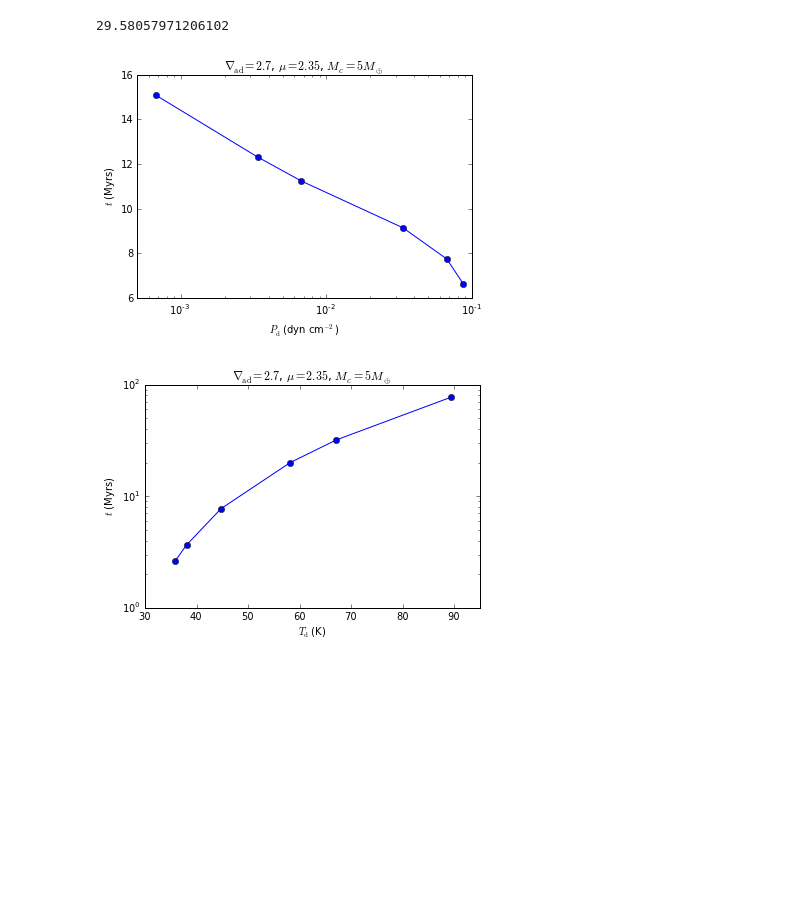
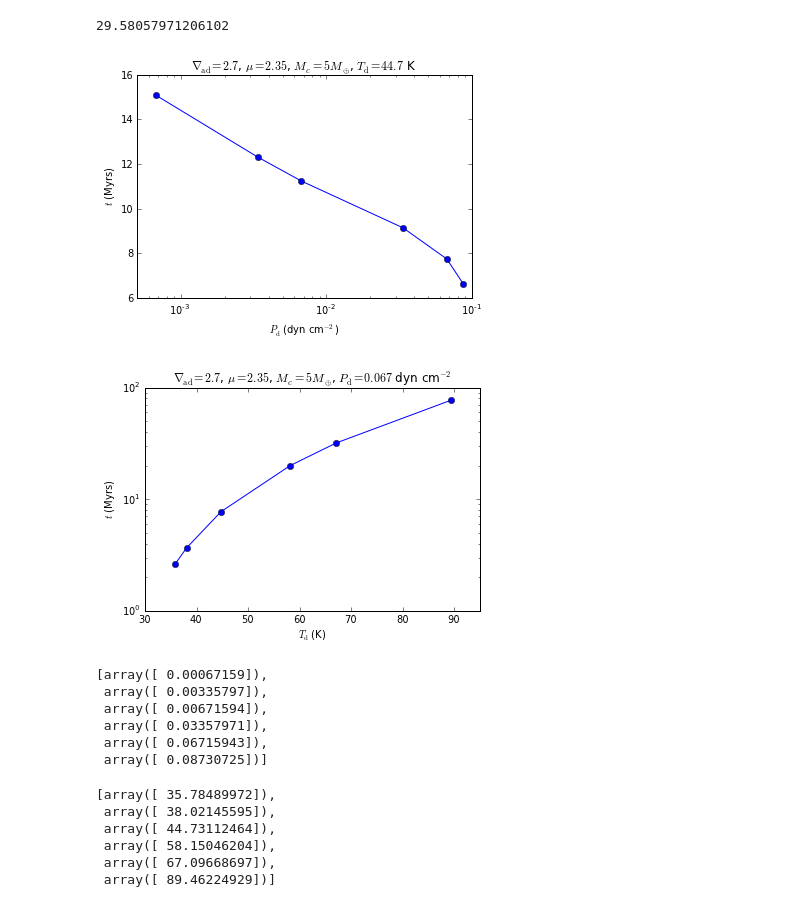
Before and after one commit to apiso/core_accretion, a Jupyter notebook: python/RadSGPoly/TPeffects.ipynb, the cells around one changed output. Drawn from its saved outputs; the diff is of its cells as text; code cells hidden in the pictures; blank space fills up the shorter version.

```diff
--- a/python/RadSGPoly/TPeffects.ipynb
+++ b/python/RadSGPoly/TPeffects.ipynb
@@ -123,20 +123,38 @@ plt.semilogx(Pdarray, t / (365 * 24 * 3600) / 10**6, '-o')
 plt.xlabel(r'$P_{\rm{d}}$ (dyn cm$^{-2}$)')
 plt.ylabel(r'$t$ (Myrs)')
 plt.xlim(5 * 10**(-4), 0.1)
-plt.title(r'$\nabla_{\mathrm{ad}}=2.7$, $\mu=2.35$, $M_c=5 M_{\oplus}$')
+plt.title(r'$\nabla_{\mathrm{ad}}=2.7$, $\mu=2.35$, $M_c=5 M_{\oplus}$, $T_{\rm{d}}= %s$ K' % str(float(model[0].Td))[:4])
 
 plt.savefig(userpath + '/figs/ModelAtmospheres/RadSelfGravPoly/' + filename)
 # %% [output]
-[figure, old version]
+[figure, new version]
 # %%
 filename = 'Td_effect.pdf'
 
 plt.semilogy(Tdarray, tP / (365 * 24 * 3600) / 10**6, '-o')
 plt.xlabel(r'$T_{\rm{d}}$ (K)')
 plt.ylabel(r'$t$ (Myrs)')
 plt.xlim(30, 95)
-plt.title(r'$\nabla_{\mathrm{ad}}=2.7$, $\mu=2.35$, $M_c=5 M_{\oplus}$')
+plt.title(r'$\nabla_{\mathrm{ad}}=2.7$, $\mu=2.35$, $M_c=5 M_{\oplus}$, $P_{\rm{d}}= %s$ dyn cm$^{-2}$' % str(float(modelP[0].Pd))[:5])
 
 plt.savefig(userpath + '/figs/ModelAtmospheres/RadSelfGravPoly/' + filename)
 # %% [output]
-[figure, old version]
+[figure, new version]
+# %%
+Pdarray
+# %% [output]
+[array([ 0.00067159]),
+ array([ 0.00335797]),
+ array([ 0.00671594]),
+ array([ 0.03357971]),
+ array([ 0.06715943]),
+ array([ 0.08730725])]
+# %%
+Tdarray
+# %% [output]
+[array([ 35.78489972]),
+ array([ 38.02145595]),
+ array([ 44.73112464]),
+ array([ 58.15046204]),
+ array([ 67.09668697]),
+ array([ 89.46224929])]
```
Also changed, not shown: parts of 1 cell of this notebook, 15 other files.
